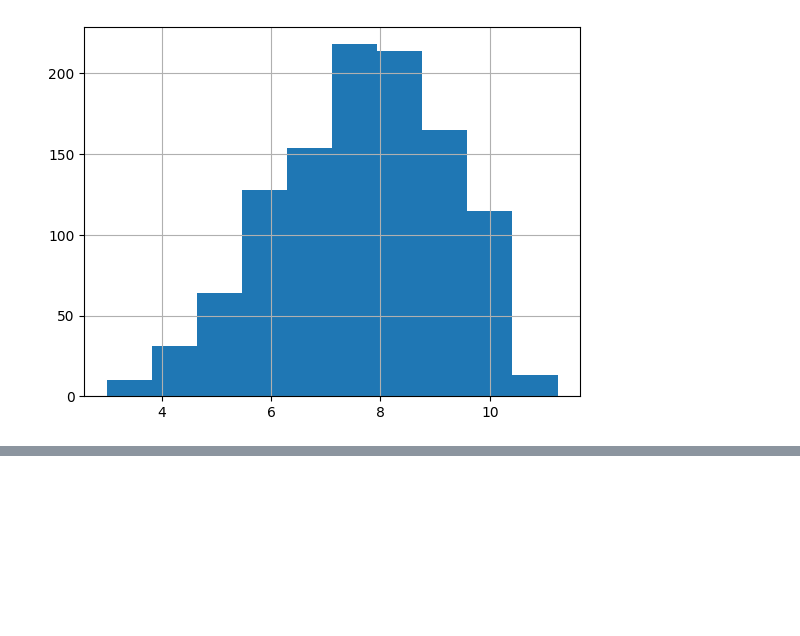
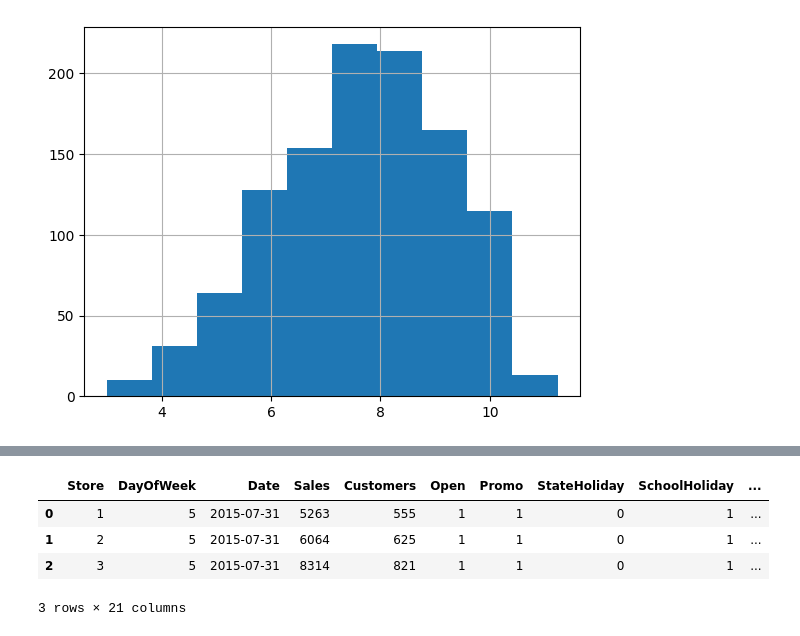
Before and after one commit to filipsajtlava/M9DM2-project, a Jupyter notebook: data_visualization.ipynb, the cells around one changed output, grey strips where cells are left out. Cells and saved outputs as stored; diff of their text form; code cells hidden in the pictures; blank space fills up the shorter version.

Commit message:
Data preprocessing pipeline

```diff
--- a/data_visualization.ipynb
+++ b/data_visualization.ipynb
@@ -217,6 +217,7 @@ store_data[store_data.CompetitionDistance == 0] # No zeros, so we can use log
 [figure]
 # %%
 store_data.CompetitionDistance = np.log(store_data.CompetitionDistance) # Log-transforming works well
+store_data.rename({"CompetitionDistance": "LogCompetitionDistance"}, inplace=True)
 store_data.CompetitionDistance.hist()
 print(f"Median = {store_data.CompetitionDistance.median():.3f} and mean = {store_data.CompetitionDistance.mean():.3f}") # Stable
 
@@ -252,0 +230,40 @@ store_data.head(5)
+# %%
+# Merge the store dataset into the original data
+train_data = train_data.merge(store_data, on="Store", how="left")
+test_data = test_data.merge(store_data, on="Store", how="left")
+# %%
+display(store_data[store_data.CompetitionOpenSinceMonth.isna()].head(3))
+
+print("Train data last date:", train_data.Date.max()) # Note the last actual datapoint being July the 31st
+print("Test data first date:", test_data.Date.min())
+
+# New variable that describes total number of months open (competition) - relative to the specific date
+train_data["CompetitionMonthsTotal"] = (
+    (train_data.Date.dt.year - train_data.CompetitionOpenSinceYear) * 12 +
+    (train_data.Date.dt.month - train_data.CompetitionOpenSinceMonth))
+test_data["CompetitionMonthsTotal"] = (
+    (test_data.Date.dt.year - test_data.CompetitionOpenSinceYear) * 12 +
+    (test_data.Date.dt.month - test_data.CompetitionOpenSinceMonth))
+
+train_data["Competition"] = ~train_data.CompetitionMonthsTotal.isna() * 1
+test_data["Competition"] = ~test_data.CompetitionMonthsTotal.isna() * 1
+
+# Another variable describing the total months of active promo - number of weeks has to be standardized to months
+train_data["Promo2MonthsTotal"] = (
+    (train_data.Date.dt.year - train_data.Promo2SinceYear) * 12 +
+    (train_data.Date.dt.isocalendar().week - train_data.Promo2SinceWeek))
+test_data["Promo2MonthsTotal"] = (
+    (test_data.Date.dt.year - test_data.Promo2SinceYear) * 12 +
+    (test_data.Date.dt.isocalendar().week - test_data.Promo2SinceWeek))
+
+# These variables can easily be negative, e.g. the store data is from 2014-05-01, but the competition (or promo),
+# began at 2015-01-01
+#
+# Easily solved by setting all the negative values to 0
+
+train_data.loc[train_data.CompetitionMonthsTotal < 0, "CompetitionMonthsTotal"] = 0
+test_data.loc[test_data.CompetitionMonthsTotal < 0, "CompetitionMonthsTotal"] = 0
+train_data.loc[train_data.Promo2MonthsTotal < 0, "Promo2MonthsTotal"] = 0
+test_data.loc[test_data.Promo2MonthsTotal < 0, "Promo2MonthsTotal"] = 0
+display(train_data.head(3))
+# %% [output]
@@ -252,0 +276,5 @@ store_data.head(5)
+|  | Store | DayOfWeek | Date | Sales | Customers | Open | Promo | StateHoliday | SchoolHoliday | ... |
+| 0 | 1 | 5 | 2015-07-31 | 5263 | 555 | 1 | 1 | 0 | 1 | ... |
+| 1 | 2 | 5 | 2015-07-31 | 6064 | 625 | 1 | 1 | 0 | 1 | ... |
+| 2 | 3 | 5 | 2015-07-31 | 8314 | 821 | 1 | 1 | 0 | 1 | ... |
+3 rows × 21 columns
```
Also changed, not shown: parts of 6 cells of this notebook.
